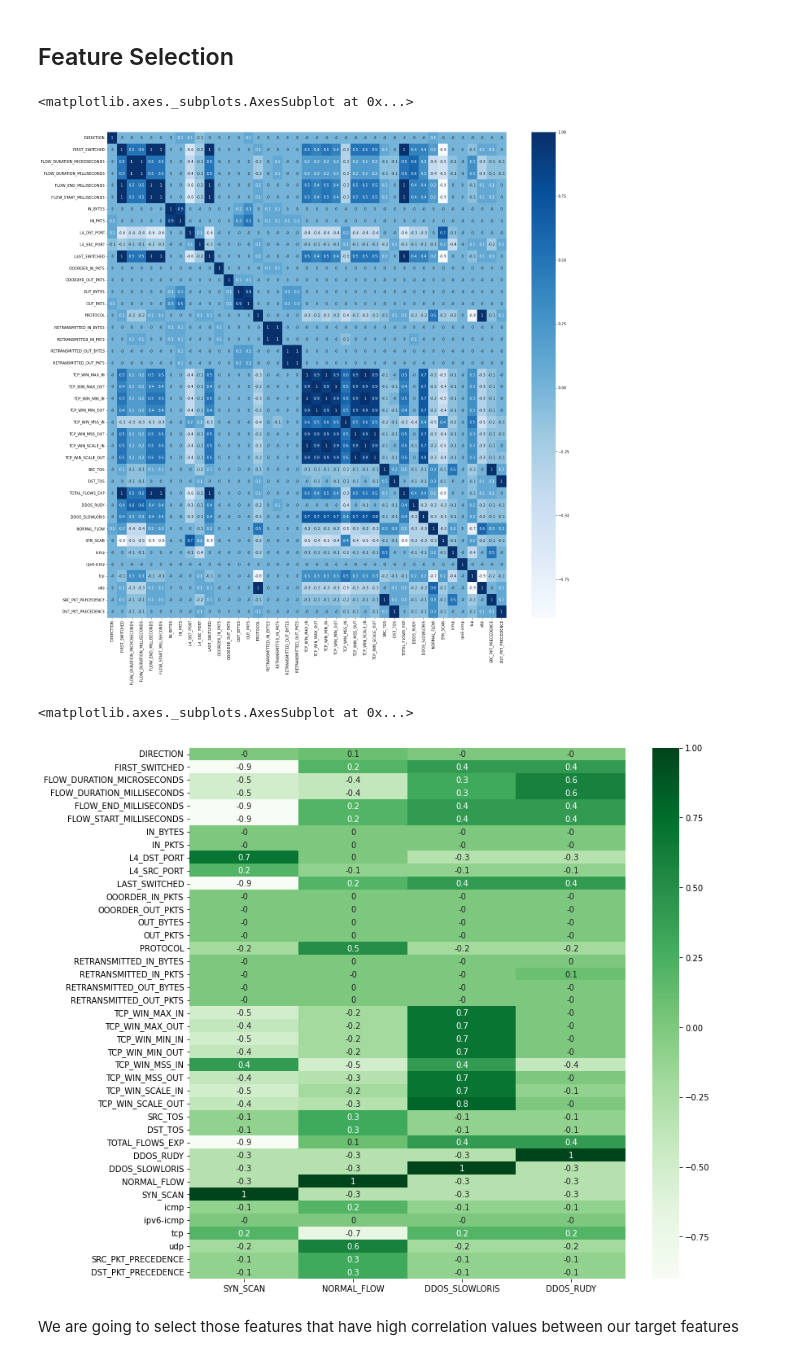
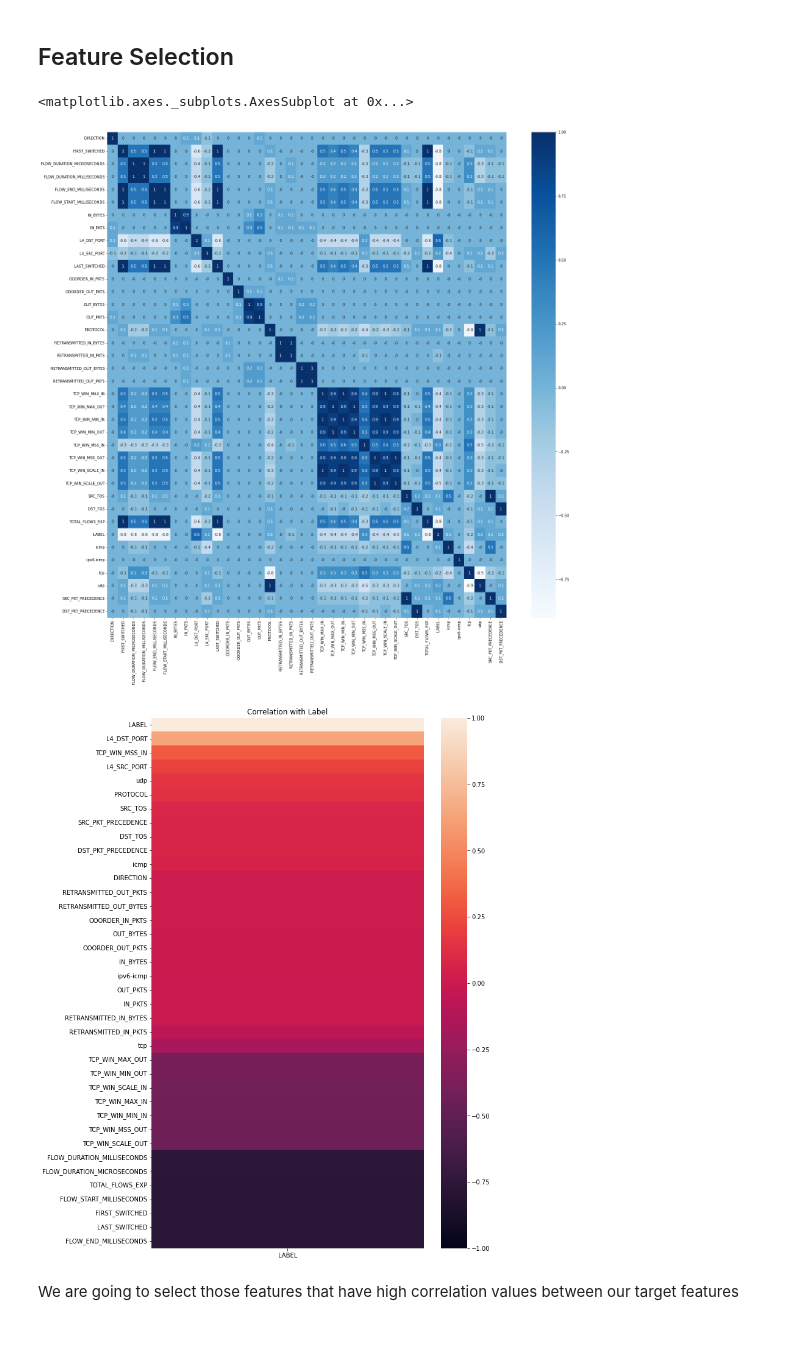
Before and after one commit to gusmendez99/sds-project-1, a Jupyter notebook: Preprocessing.ipynb, the cells around one changed output. Saved outputs shown, nothing was run; the diff lists cells and outputs as text; code cells hidden in the pictures.

Commit message:
[FIX] label encoding

```diff
--- a/Preprocessing.ipynb
+++ b/Preprocessing.ipynb
@@ -97,17 +98,8 @@ df.drop(['BIFLOW_DIRECTION',
 # %% [markdown]
 ### Encode and Feature Derivation
 # %%
-label_df = pd.get_dummies(df["LABEL"], columns=["LABEL"])
-label_df.rename(columns={"Denial of Service R-U-Dead-Yet" : "DDOS_RUDY",
-                         "Denial of Service Slowloris" : "DDOS_SLOWLORIS",
-                        "Normal flow" : "NORMAL_FLOW",
-                        "SYN Scan - aggressive" : "SYN_SCAN"}, inplace=True)
-
-df = pd.concat([df, label_df], axis=1)
-df.drop("LABEL", axis=1, inplace=True)
-
-del label_df
-
+labelencoder = LabelEncoder()
+df['LABEL'] = labelencoder.fit_transform(df['LABEL'])
 df.head()
 # %% [output]
 |  | DIRECTION | FIRST_SWITCHED | FLOW_DURATION_MICROSECONDS | FLOW_DURATION_MILLISECONDS | FLOW_END_MILLISECONDS | ... |
@@ -219,10 +236,10 @@ We are going to over-sample Denial of Service Slowloris until reach Denial of Se
 we are going to down-sample SYN Scan - aggressive until reach Denial of Service R-U-Dead-Yet observations amount.
 # %%
 # Separate majority and minority classes
-df_majority_n_flow = df[df['NORMAL_FLOW'] == 1]
-df_minority_slowloris = df[df['DDOS_SLOWLORIS'] == 1]
-df_majority_syn_scan = df[df['SYN_SCAN'] == 1]
-df_ddos_rydy = df[df['DDOS_RUDY'] == 1]
+df_majority_n_flow = df[df['LABEL'] == 2]
+df_minority_slowloris = df[df['LABEL'] == 1]
+df_majority_syn_scan = df[df['LABEL'] == 3]
+df_ddos_rydy = df[df['LABEL'] == 0]
 n_samples_2_reach = df_ddos_rydy.shape[0]
 del df
 # %%
@@ -282,14 +299,15 @@ plt.figure(figsize=(24, 24))
 sns.heatmap(matrix_corr, annot=True, cmap="Blues")
 # %% [output]
 <matplotlib.axes._subplots.AxesSubplot at 0x...>
-[figure, old version]
+[figure, new version]
 # %%
-plt.figure(figsize=(12, 12))
-sns.heatmap(matrix_corr[['SYN_SCAN', 'NORMAL_FLOW', 'DDOS_SLOWLORIS', 'DDOS_RUDY']],
-            annot=True,
-            cmap="Greens")
+plt.figure(figsize=(10, 16))
+full_correlations = df.corr()[['LABEL']].sort_values(by="LABEL", ascending=False)
+# Most correlated variables with 'status'
+hm = sns.heatmap(full_correlations, vmin=-1, vmax=1)
+hm.set_title('Correlation with Label')
+plt.show()
 # %% [output]
-<matplotlib.axes._subplots.AxesSubplot at 0x...>
-[figure, old version]
+[figure, new version]
 # %% [markdown]
 We are going to select those features that have high correlation values between our target features
```
Also changed, not shown: parts of 10 cells of this notebook, 2 other files.
